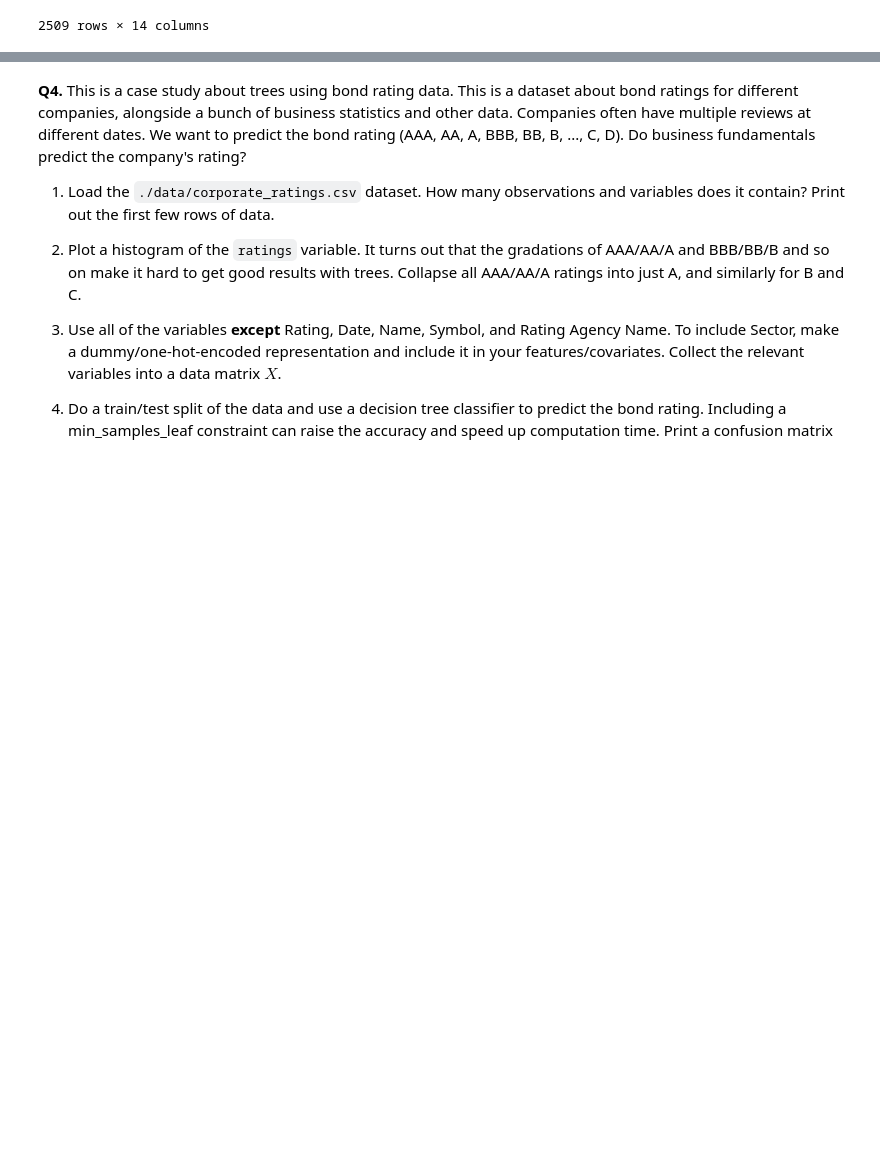
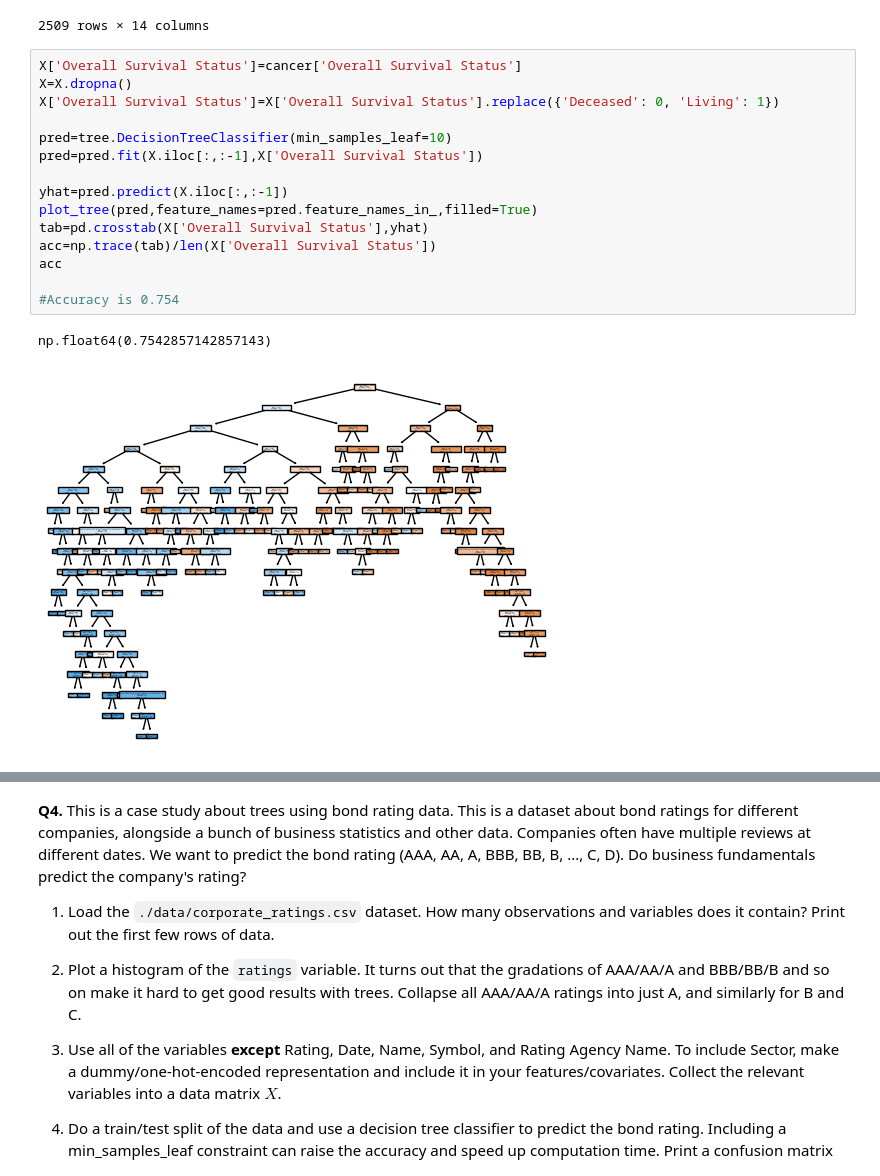
Before and after one commit to jac7az/trees, a Jupyter notebook: assignment/assignment.ipynb, the cells around one changed output, grey strips where cells are left out. Saved outputs shown, nothing was run; the diff lists cells and outputs as text; blank space fills up the shorter version.

```diff
--- a/assignment/assignment.ipynb
+++ b/assignment/assignment.ipynb
@@ -114,3 +126,21 @@ X
 | 2507 | NaN | 0.0 | NaN | 0.0 | 0 | 0 | ... |
 | 2508 | NaN | 0.0 | NaN | 0.0 | 0 | 0 | ... |
 2509 rows × 14 columns
+# %%
+X['Overall Survival Status']=cancer['Overall Survival Status']
+X=X.dropna()
+X['Overall Survival Status']=X['Overall Survival Status'].replace({'Deceased': 0, 'Living': 1})
+
+pred=tree.DecisionTreeClassifier(min_samples_leaf=10)
+pred=pred.fit(X.iloc[:,:-1],X['Overall Survival Status'])
+
+yhat=pred.predict(X.iloc[:,:-1])
+plot_tree(pred,feature_names=pred.feature_names_in_,filled=True)
+tab=pd.crosstab(X['Overall Survival Status'],yhat)
+acc=np.trace(tab)/len(X['Overall Survival Status'])
+acc
+
+#Accuracy is 0.754
+# %% [output]
+np.float64(0.7542857142857143)
+[figure, added]
```
Also changed, not shown: parts of 4 cells of this notebook.
